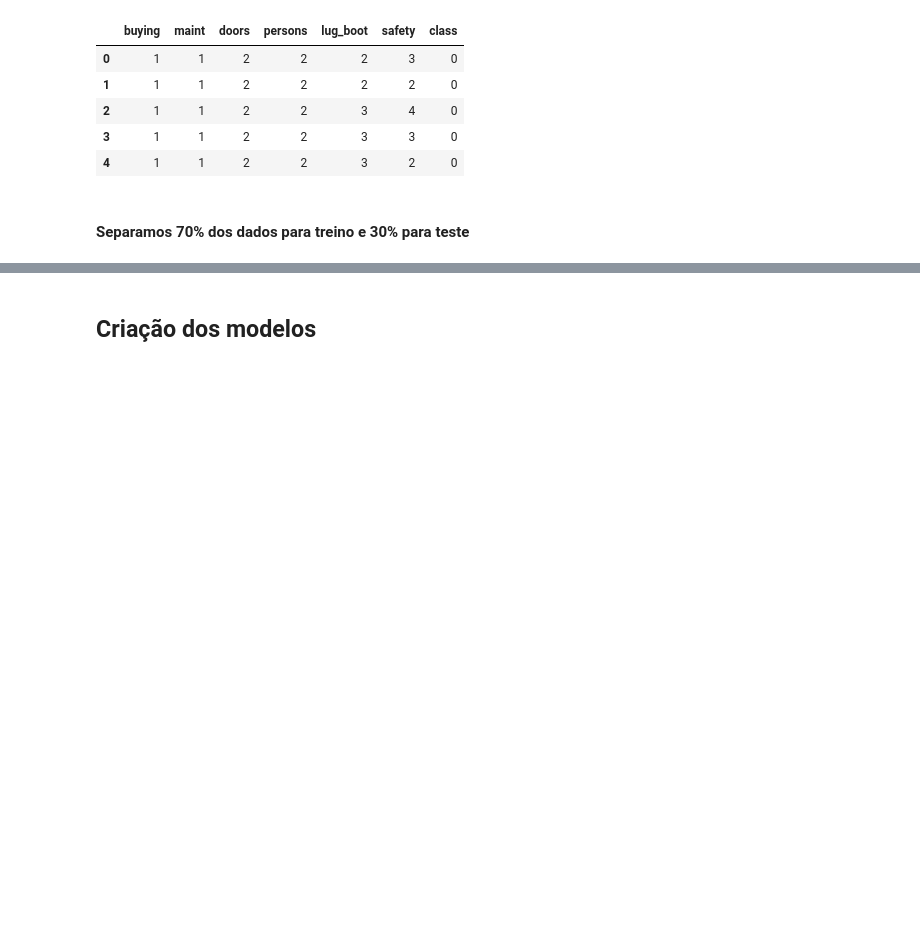
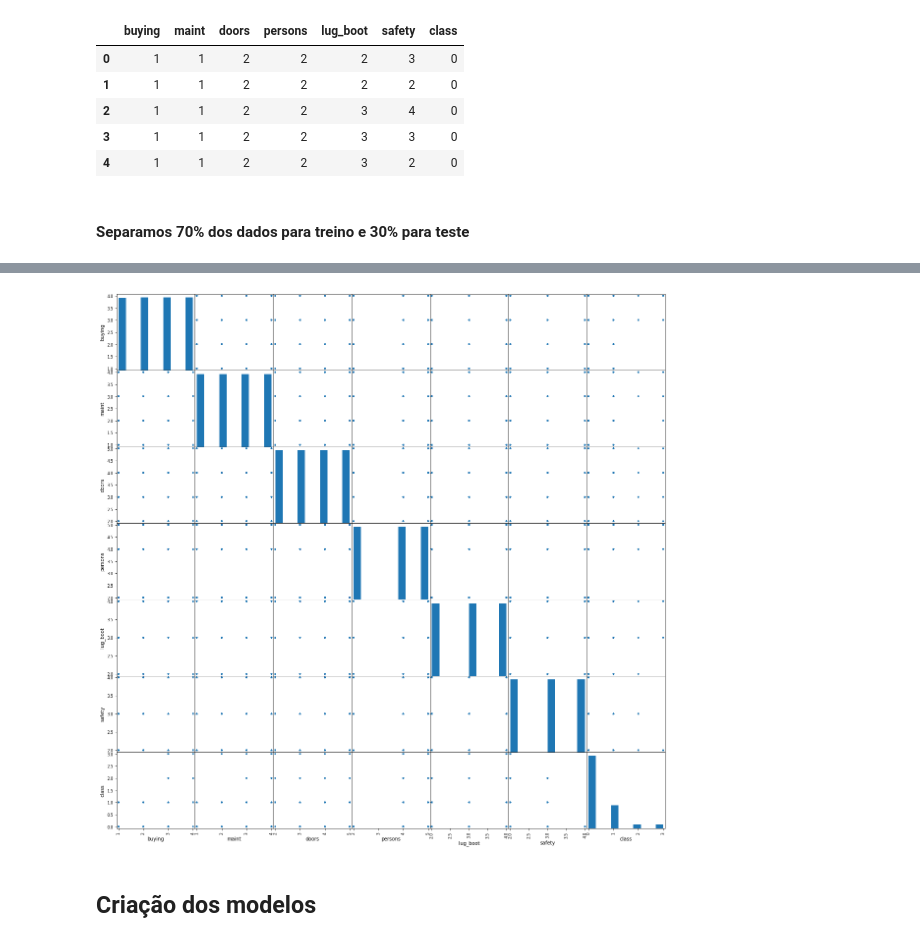
Before and after one commit to ciencia-de-dados-pratica/praticas, a Jupyter notebook: carros/Artigo .ipynb, the cells around one changed output, grey strips where cells are left out. Cells and saved outputs as stored; diff of their text form; code cells hidden in the pictures; blank space fills up the shorter version.

```diff
--- a/carros/Artigo .ipynb
+++ b/carros/Artigo .ipynb
@@ -98,3 +130,7 @@ Y = treino[colunas[-1]]
+# %%
+pd.plotting.scatter_matrix(newdata, figsize=(20,20));
+# %% [output]
+[figure, added]
 # %% [markdown]
 ## Criação dos modelos
 # %% [markdown]
```
Also changed, not shown: parts of 17 cells of this notebook.
